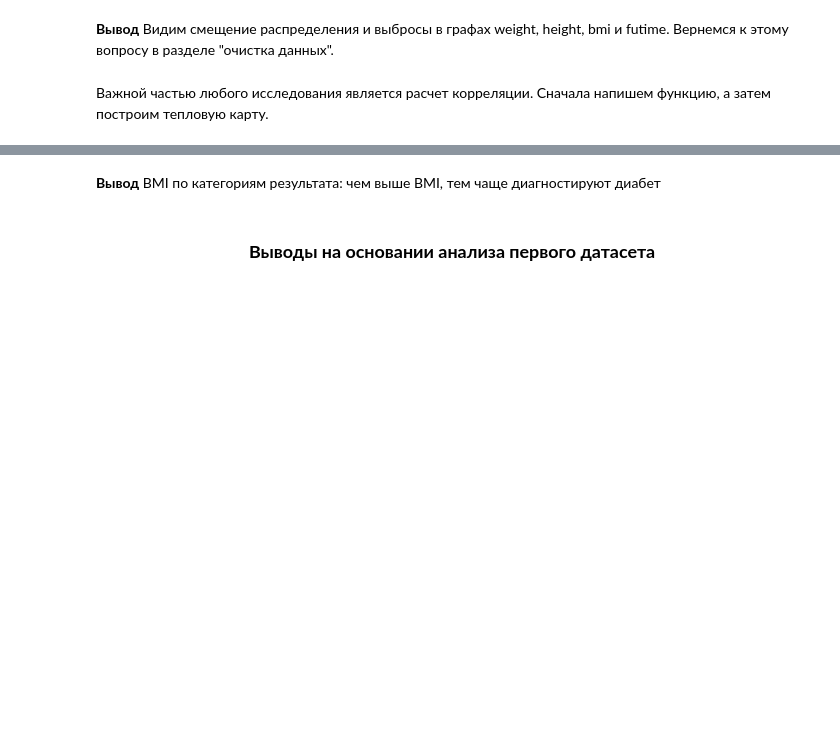
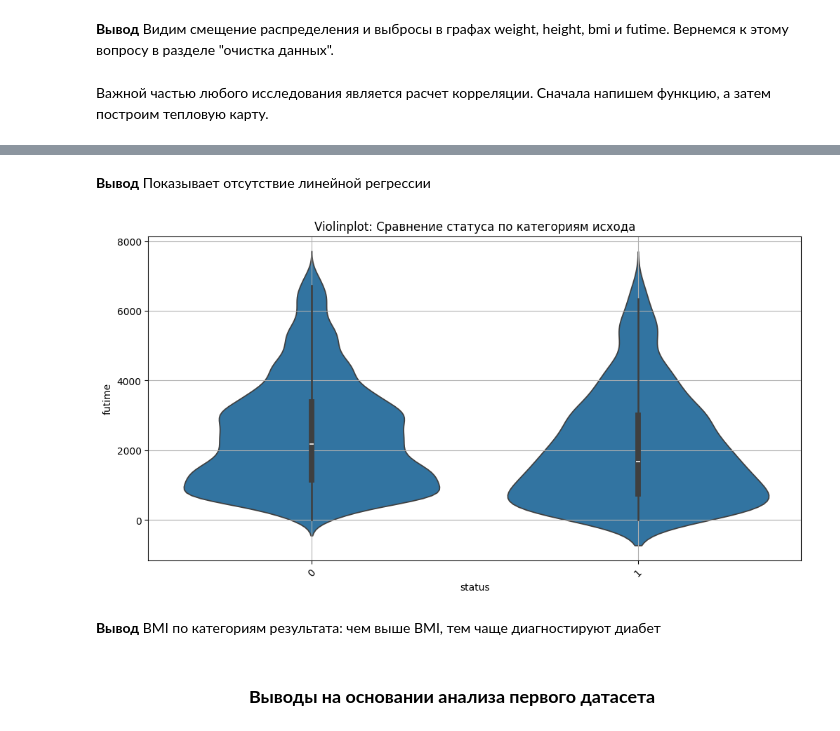
Before and after one commit to HelgaHanemer/SF-Data-Science, a Jupyter notebook: Cleaning_and_visual_project/C_and_V_project.ipynb, the cells around one changed output, grey strips where cells are left out. Drawn from its saved outputs; the diff is of its cells as text; code cells hidden in the pictures; blank space fills up the shorter version.

```diff
--- a/Cleaning_and_visual_project/C_and_V_project.ipynb
+++ b/Cleaning_and_visual_project/C_and_V_project.ipynb
@@ -344,13 +364,18 @@ plt.show()
+# %% [markdown]
+**Вывод**
+Показывает отсутствие линейной регрессии
 # %%
-# violin plot
+# violin plot для сравнения распределений одной переменной по разным группам
 plt.figure(figsize=(12, 6))
-sns.violinplot(data=dataset1_df, x='BMI_Category', y='BMI')
-plt.title('Violinplot: Сравнение BMI по категориям BMI')
-plt.xlabel('Категория BMI')
-plt.ylabel('BMI')
+sns.violinplot(data=nafld1_data, x='status', y='futime')
+plt.title('Violinplot: Сравнение статуса по категориям исхода')
+plt.xlabel('status')
+plt.ylabel('futime')
 plt.xticks(rotation=45)
 plt.grid()
 plt.show()
+# %% [output]
+[figure, added]
 # %%
 # Catplot для визуализации BMI по категориям Outcome
 g = sns.catplot(data=dataset1_df, x='Outcome', y='BMI', kind='box', height=6, aspect=2)
```
Also changed, not shown: parts of 56 cells of this notebook.
